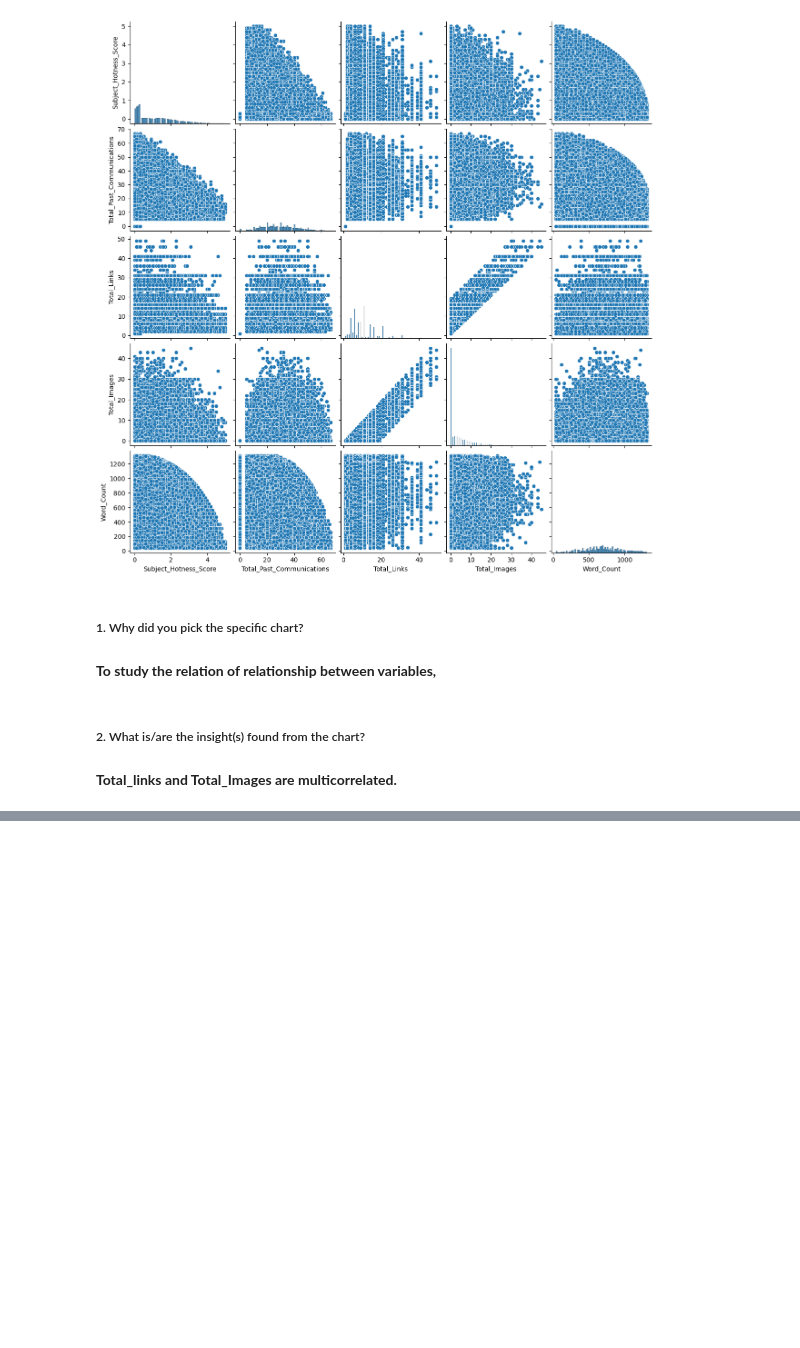
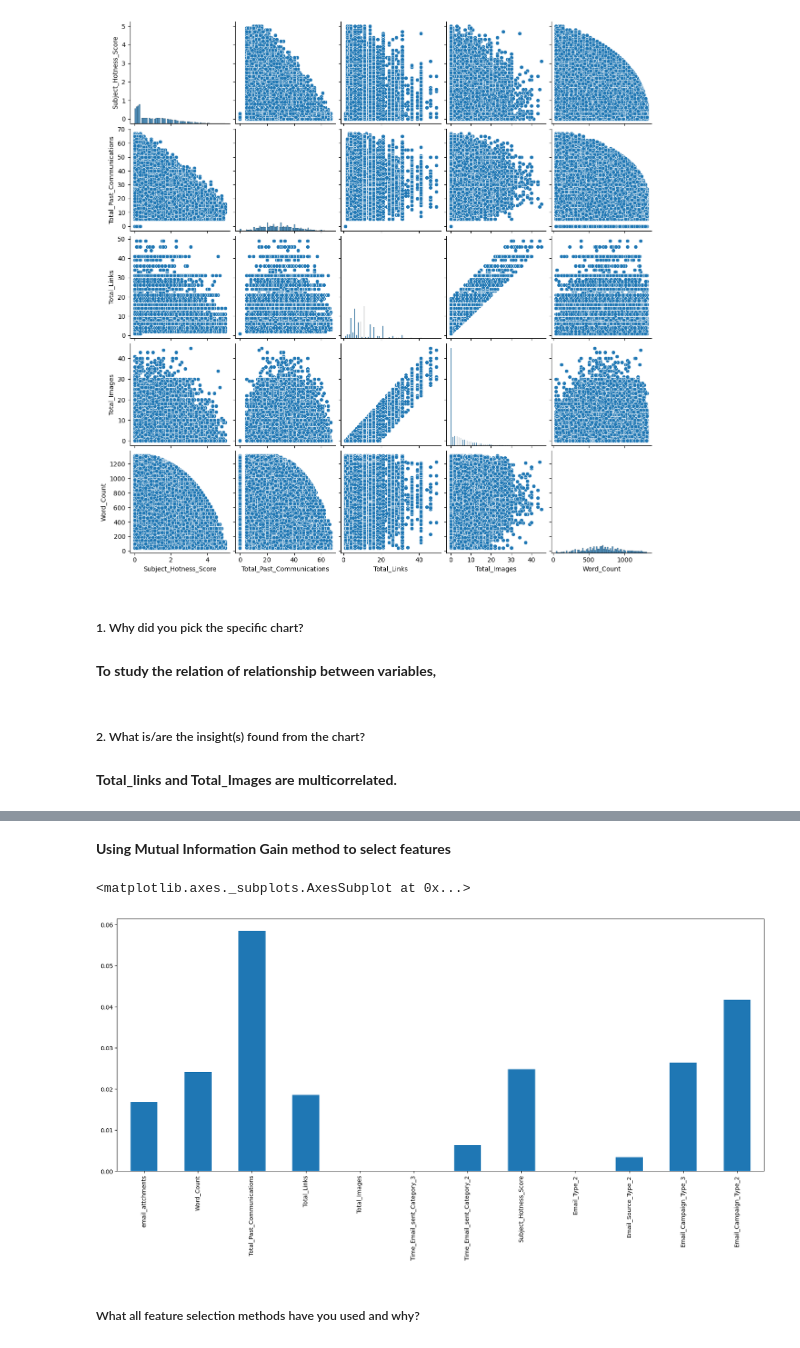
Before and after one commit to dil150898/Email-Campaign-Effectiveness-Prediction, a Jupyter notebook: dil_khush_Email_Campaign_Effectiveness_Prediction_.ipynb, the cells around one changed output, grey strips where cells are left out. Drawn from its saved outputs; the diff is of its cells as text; code cells hidden in the pictures; blank space fills up the shorter version.

```diff
--- a/dil_khush_Email_Campaign_Effectiveness_Prediction_.ipynb
+++ b/dil_khush_Email_Campaign_Effectiveness_Prediction_.ipynb
@@ -755,0 +865,9 @@ sns.pairplot(df_num)
+# %%
+# Encode your categorical columns
+categorical=['Email_Type',
+ 'Email_Source_Type',
+ 'Email_Campaign_Type',
+ 'Time_Email_sent_Category']
+
+df = pd.get_dummies(df,columns=categorical,drop_first=True)
+df.head(3)
@@ -755,0 +890,6 @@ sns.pairplot(df_num)
+# %%
+# Manipulate Features to minimize feature correlation and create new features
+# as we know that total_links and total _images are multicorelated
+# so we can construct feature based on both as droping anyone variable is ambiguous as they have approximately same effects on the dependent variable
+
+df['email_attchments']=df['Total_Images'] + df['Total_Links']
@@ -755,0 +937,13 @@ sns.pairplot(df_num)
+# %% [markdown]
+**Using Mutual Information Gain method to select features**
+# %%
+from sklearn.feature_selection import mutual_info_classif
+mutual_info_gain=mutual_info_classif(df.drop('Email_Status',axis=1),df['Email_Status'])
+mutual_info_gain=pd.Series(mutual_info_gain)
+mutual_info_gain.index=df.drop('Email_Status',axis=1).columns
+mutual_info_gain.sort_index(ascending=False).plot.bar(figsize=(20,8))
+# %% [output]
+<matplotlib.axes._subplots.AxesSubplot at 0x...>
+[figure, added]
+# %% [markdown]
+##### What all feature selection methods have you used  and why?
```
Also changed, not shown: parts of 52 cells of this notebook.
